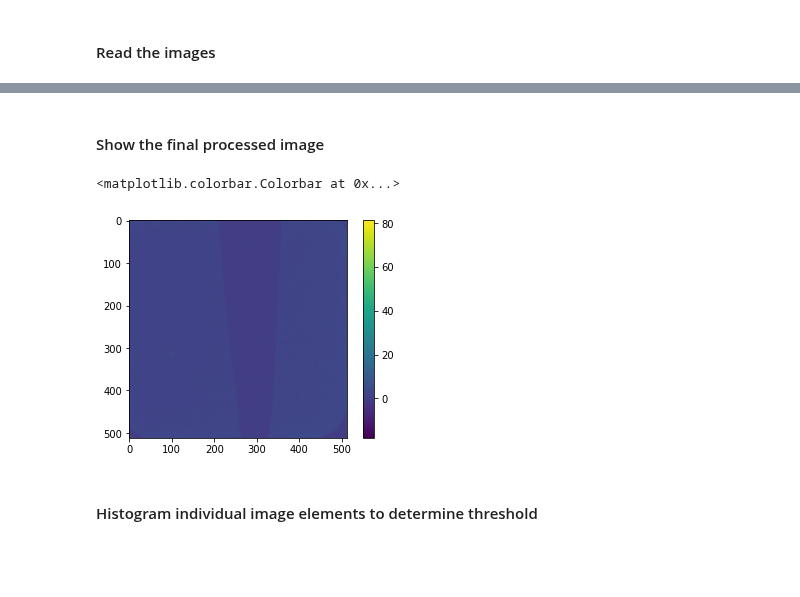
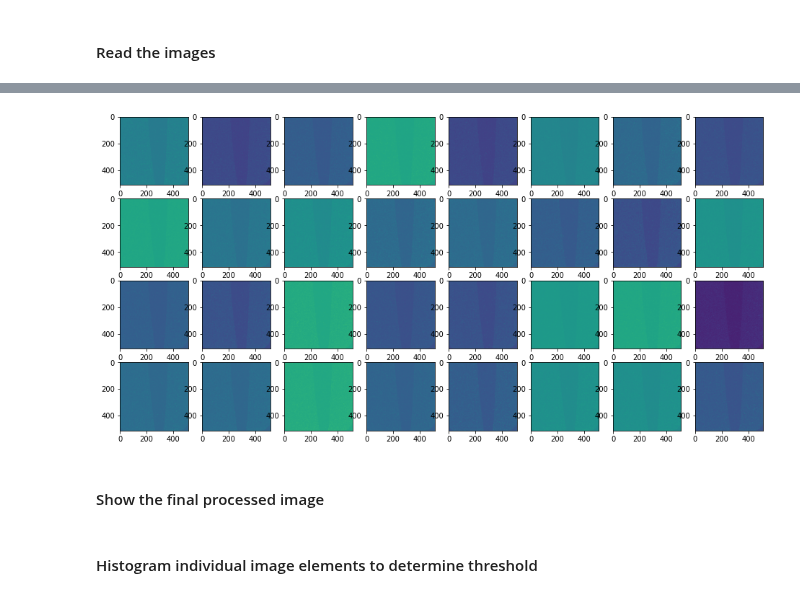
Before and after one commit to jerenner/emsim, a Jupyter notebook: notebooks/emsim_dataproc.ipynb, the cells around one changed output, grey strips where cells are left out. Drawn from its saved outputs; the diff is of its cells as text; code cells hidden in the pictures; blank space fills up the shorter version.

Commit message:
Add plots of all processed images for given dataset

```diff
--- a/notebooks/emsim_dataproc.ipynb
+++ b/notebooks/emsim_dataproc.ipynb
@@ -51,6 +53,18 @@ def read_images(datfile,nimages):
     return imgs
 # %% [markdown]
 #### Read the images
-# %%
-datfile = "/home/jrenner/local/data/4dstem/scan_0000001768/team1k_ued_0000001768_0000000006.dat"
-imgs = read_images(datfile,2048)
+# %%
+all_img_proc = []
+datfiles = glob("/home/jrenner/local/data/4dstem/scan_0000001768/*.dat")
+for datfile in datfiles:
+    print("Reading datafile",datfile)
+    imgs = read_images(datfile,100)
+
+    # Average over all images to get the "processed" image.
+    img_proc = np.average(imgs,axis=0)
+
+    all_img_proc.append(img_proc)
+#     if(all_imgs is None):
+#         all_imgs = img_proc
+#     else:
+all_img_proc = np.array(all_img_proc)
@@ -57,3 +89,16 @@ imgs = read_images(datfile,2048)
+# %%
+fig, axs = plt.subplots(4, 8)
+fig.set_figheight(8.0)
+fig.set_figwidth(16.0)
+for iplt in range(len(all_img_proc)):
+    iaxis = int(iplt / 8)
+    jaxis = iplt % 8
+    axs[iaxis,jaxis].imshow(all_img_proc[iplt])
+
+# plt.imshow(all_img_proc[11])
+# plt.colorbar()
+# %% [output]
+[figure, added]
 # %% [markdown]
 #### Show the final processed image
 # %%
@@ -62,9 +107,6 @@ img_proc = np.average(imgs,axis=0)
 # %%
 plt.imshow(img_proc)
 plt.colorbar()
-# %% [output]
-<matplotlib.colorbar.Colorbar at 0x...>
-[figure, removed]
 # %% [markdown]
 #### Histogram individual image elements to determine threshold
 # %%
```
Also changed, not shown: parts of 13 cells of this notebook.
